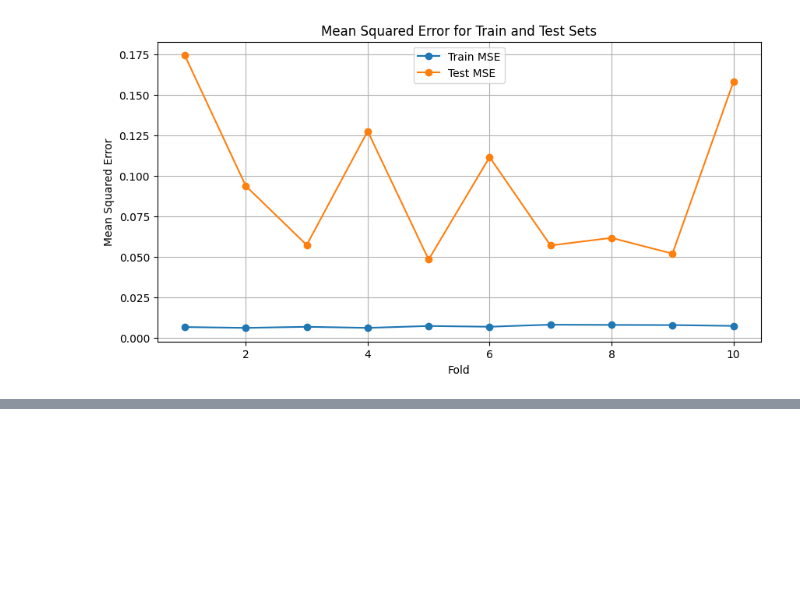
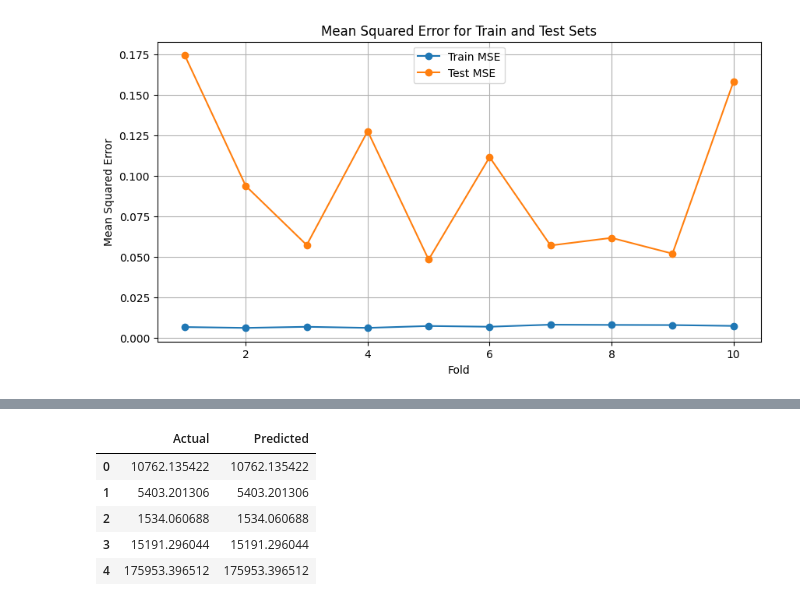
Before and after one commit to GregoryRickenmann/DSF-Project, a Jupyter notebook: random_forest.ipynb, the cells around one changed output, grey strips where cells are left out. Cells and saved outputs as stored; diff of their text form; code cells hidden in the pictures; blank space fills up the shorter version.

```diff
--- a/random_forest.ipynb
+++ b/random_forest.ipynb
@@ -384,0 +486,14 @@ plt.show()
+# %%
+# Create a comparison dataframe
+comparison_df = pd.DataFrame({
+    'Actual': pt.inverse_transform(np.array(y_test).reshape(-1, 1)).flatten(),
+    'Predicted': pt.inverse_transform(np.array(y_test).reshape(-1, 1)).flatten()
+})
+comparison_df.head()
+# %% [output]
+|  | Actual | Predicted |
+| 0 | 10762.135422 | 10762.135422 |
+| 1 | 5403.201306 | 5403.201306 |
+| 2 | 1534.060688 | 1534.060688 |
+| 3 | 15191.296044 | 15191.296044 |
+| 4 | 175953.396512 | 175953.396512 |
```
Also changed, not shown: parts of 7 cells of this notebook, 11 other files.
